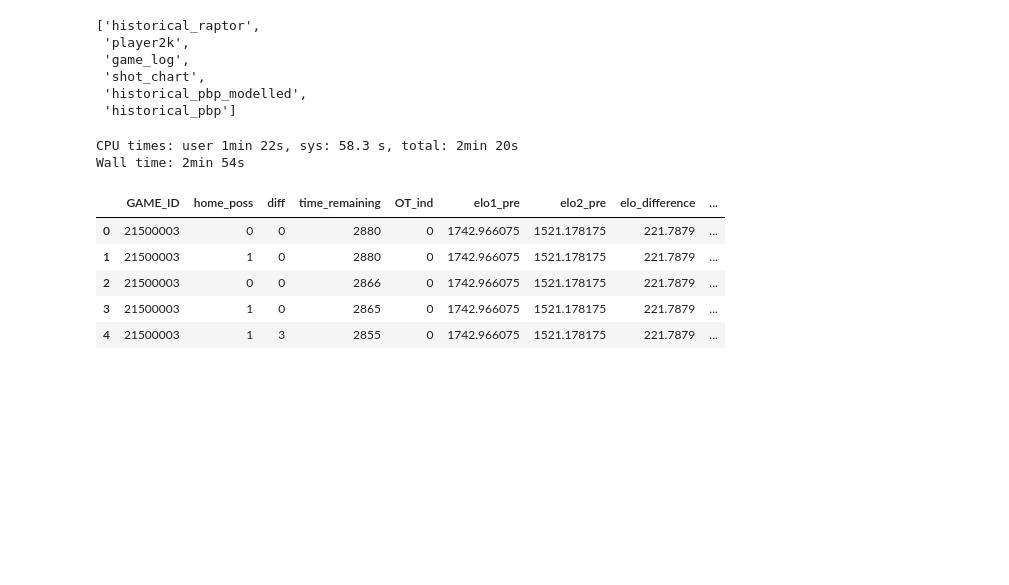
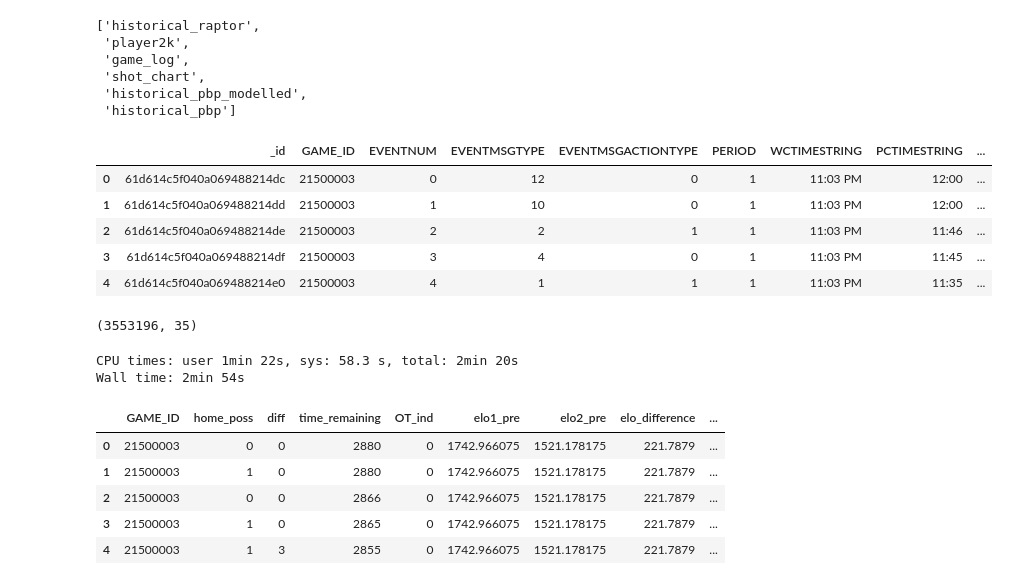
Before and after one commit to arun1125/NBA, a Jupyter notebook: Notebooks/TF.ipynb, the cells around one changed output. Saved outputs shown, nothing was run; the diff lists cells and outputs as text; code cells hidden in the pictures; blank space fills up the shorter version.

```diff
--- a/Notebooks/TF.ipynb
+++ b/Notebooks/TF.ipynb
@@ -33,0 +32,13 @@ from preprocess import feature_engineer
+# %%
+pbp.head()
+# %% [output]
+|  | _id | GAME_ID | EVENTNUM | EVENTMSGTYPE | EVENTMSGACTIONTYPE | PERIOD | WCTIMESTRING | PCTIMESTRING | ... |
+| 0 | 61d614c5f040a069488214dc | 21500003 | 0 | 12 | 0 | 1 | 11:03 PM | 12:00 | ... |
+| 1 | 61d614c5f040a069488214dd | 21500003 | 1 | 10 | 0 | 1 | 11:03 PM | 12:00 | ... |
+| 2 | 61d614c5f040a069488214de | 21500003 | 2 | 2 | 1 | 1 | 11:03 PM | 11:46 | ... |
+| 3 | 61d614c5f040a069488214df | 21500003 | 3 | 4 | 0 | 1 | 11:03 PM | 11:45 | ... |
+| 4 | 61d614c5f040a069488214e0 | 21500003 | 4 | 1 | 1 | 1 | 11:03 PM | 11:35 | ... |
+# %%
+pbp.shape
+# %% [output]
+(3553196, 35)
```
Also changed, not shown: parts of 4 cells of this notebook, 6 other files.
